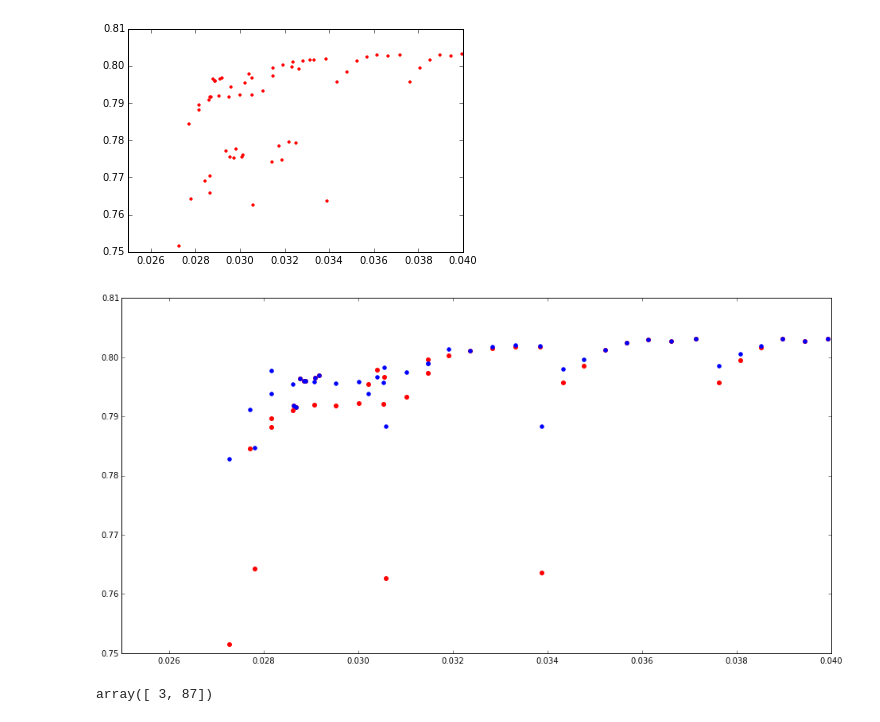
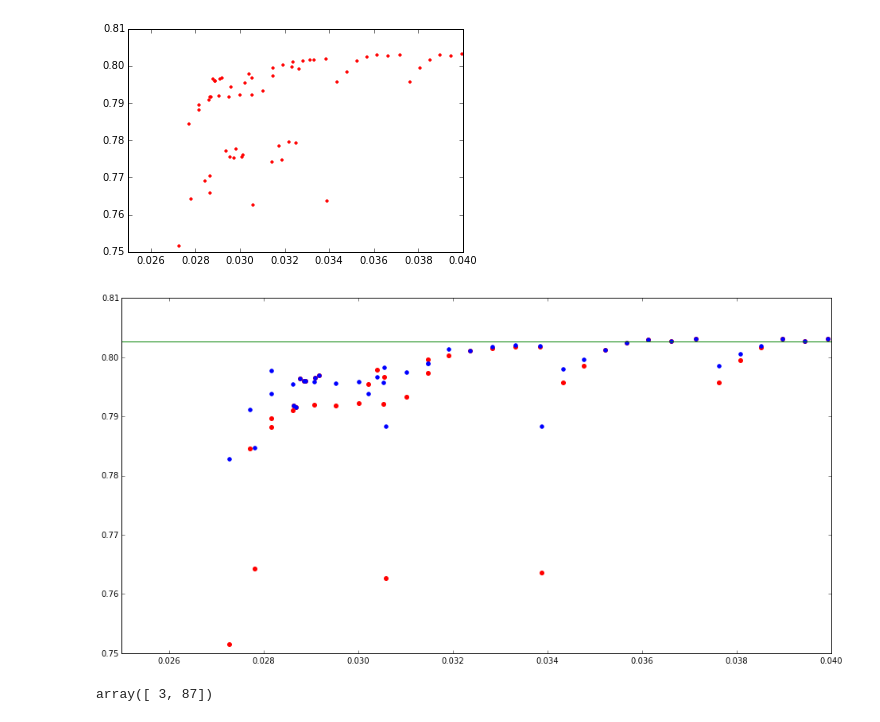
Before and after one commit to gaush123/NeuralCompression, a Jupyter notebook: 1_scripts/visulize/plot_kmeans_finetune_effect.ipynb, the cells around one changed output. Saved outputs shown, nothing was run; the diff lists cells and outputs as text; code cells hidden in the pictures.

```diff
--- a/1_scripts/visulize/plot_kmeans_finetune_effect.ipynb
+++ b/1_scripts/visulize/plot_kmeans_finetune_effect.ipynb
@@ -344,14 +344,18 @@ plt.show()
 # %%
 plt.figure(figsize=(16,8))
 plt.ylim([0.75, 0.81])
 plt.xlim([0.025, 0.04])
+
 x = np.array(range(64+7) + [87] + [111, 112, 114] + [90] + [118] )
 y = np.array(range(54+7) + [87] + [111, 112, 114] + [90] + [118] )
-plt.scatter(compress_rate[x], accu_before[x], color='r',s=25)
+x_axis = np.arange(0,0.1,0.001)
+y_line = np.ones(x_axis.shape) * 0.8027
+plt.plot(x_axis, y_line, color  ='green')
+plt.scatter(compress_rate[y], accu_before[y], color='r',s=25)
 plt.scatter(compress_rate[y], accuracy_after, color='b',s=20)
 plt.show()
 # %% [output]
-[figure, old version]
+[figure, new version]
 # %%
 a = np.where((compress_rate < 0.031) * (compress_rate >0.30) * (accu_before > 0.795))[0]
 a
```
Also changed, not shown: parts of 5 cells of this notebook, 15 other files.
